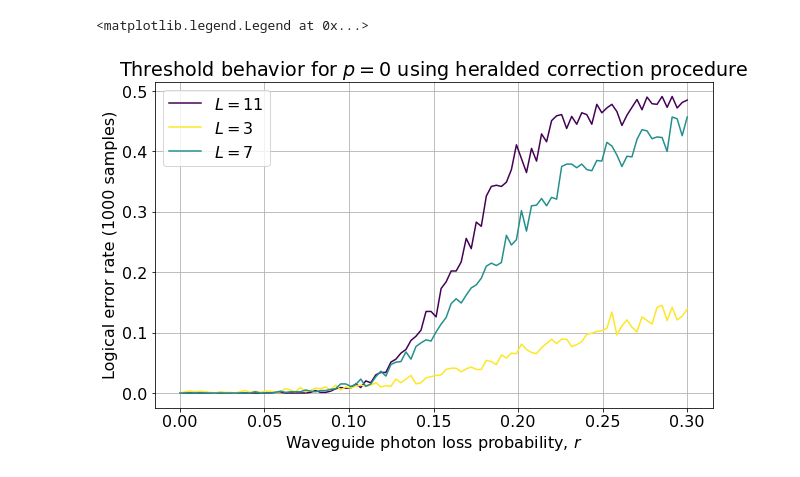
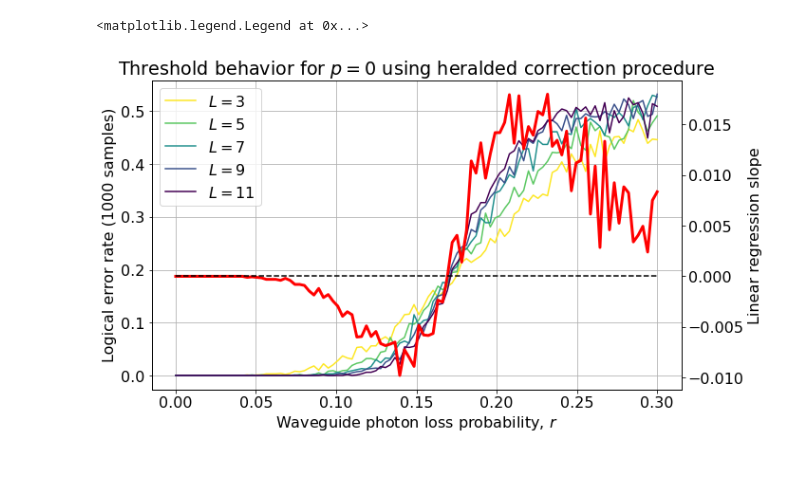
Before and after one commit to JulianZDing/PlanarCode, a Jupyter notebook: Uniform p error threshold photonic.ipynb, the cells around one changed output. Cells and saved outputs as stored; diff of their text form; code cells hidden in the pictures.

```diff
--- a/Uniform p error threshold photonic.ipynb
+++ b/Uniform p error threshold photonic.ipynb
@@ -76,13 +77,13 @@ def linear_sweep(L, p_array, r_array, samples_per_point=int(1e3), plot_errors=0,
         pr_errors.append(np.stack(r_errors, axis=0))
     return np.stack(pr_errors, axis=0)
 # %%
-SAVE_DIR = 'temp'
+SAVE_DIR = 'dijkstra_r'
 SAVED_FILES = []
 # %%
-p_array=[0.01]
+p_array=[0]
 r_array=np.linspace(0, 0.3, 102)
 
-for L in [4, 8, 12]:
-    arr = linear_sweep(L, p_array=p_array, r_array=r_array, samples_per_point=int(1e3), pathfinding='manhattan')
+for L in [8]:
+    arr = linear_sweep(L, p_array=p_array, r_array=r_array, samples_per_point=int(1e3), pathfinding='dijkstra', plot_errors=3)
     fname = os.path.join(SAVE_DIR, f'{L}.csv')
     np.savetxt(fname, arr.flatten())
@@ -89,5 +107,6 @@ for L in [4, 8, 12]:
 # %%
 import matplotlib as mpl
+from scipy.stats import linregress
 
 plt.rcParams.update({'font.size': 16})
 BATCH = 4
@@ -95,33 +114,52 @@ BATCH = 4
 fig, ax = plt.subplots(1, 1, figsize=(10,6))
 ax.grid(True)
 ax.set_xlabel('Waveguide photon loss probability, $r$')
+# ax.set_xlabel('Physical error rate, $p$')
 ax.set_ylabel('Logical error rate (1000 samples)')
+# ax.set_title('Threshold behavior for $r=0$')
 ax.set_title('Threshold behavior for $p=0$ using heralded correction procedure')
 #ax.set_xscale('log')
 #ax.set_yscale('log')
+#ax.set_xlim(0.05, 0.3)
 
+SAVE_DIR = 'dijkstra_r'
 files = []
 for fname in os.listdir(SAVE_DIR):
     if not fname.endswith('.csv'):
         continue
     fpath = os.path.join(SAVE_DIR, fname)
     L = int(fname.split('.')[0])
     files.append([L, fpath])
+files.sort(key=lambda a: a[0])
 
 min_l = min(files)[0]
 max_l = max(files)[0]
 norm = mpl.colors.Normalize(vmin=min_l, vmax=max_l, clip=True)
 mapper = mpl.cm.ScalarMappable(norm=norm, cmap=mpl.cm.viridis_r)
-ps = r_array
+ps = np.linspace(0, 0.3, 102)
+
+lengths = []
+error_arrays = []
 for L, fpath in files:
     error_array = np.loadtxt(fpath).reshape(ps.size, -1)
     mean_errors = error_array.mean(axis=-1)
+    lengths.append(L)
+    error_arrays.append(mean_errors)
     #ax.fill_between(xvals, yvals+error_stdev[-1], yvals-error_stdev[-1], alpha=0.3, zorder=1)
     ax.plot(ps, mean_errors, color=mapper.to_rgba(L), label=f'$L={L-1}$', zorder=2)
+error_arrays = np.array(error_arrays)
 
+slopes = []
+for col in range(ps.size):
+    regress = linregress(lengths, error_arrays[:,col])
+    slopes.append(regress.slope)
+ax2 = ax.twinx()
+ax2.set_ylabel('Linear regression slope')
+ax2.plot(ps, slopes, color='red', linewidth=3)
+ax2.plot((ps[0], ps[-1]), (0, 0), 'k--')
 
 #ax.vlines(0.11, *ax.get_ylim(), color='black', linestyle='dashed', zorder=3)
 ax.legend()
 # %% [output]
 <matplotlib.legend.Legend at 0x...>
-[figure, old version]
+[figure, new version]
```
Also changed, not shown: parts of 2 cells of this notebook, 10 other files.
